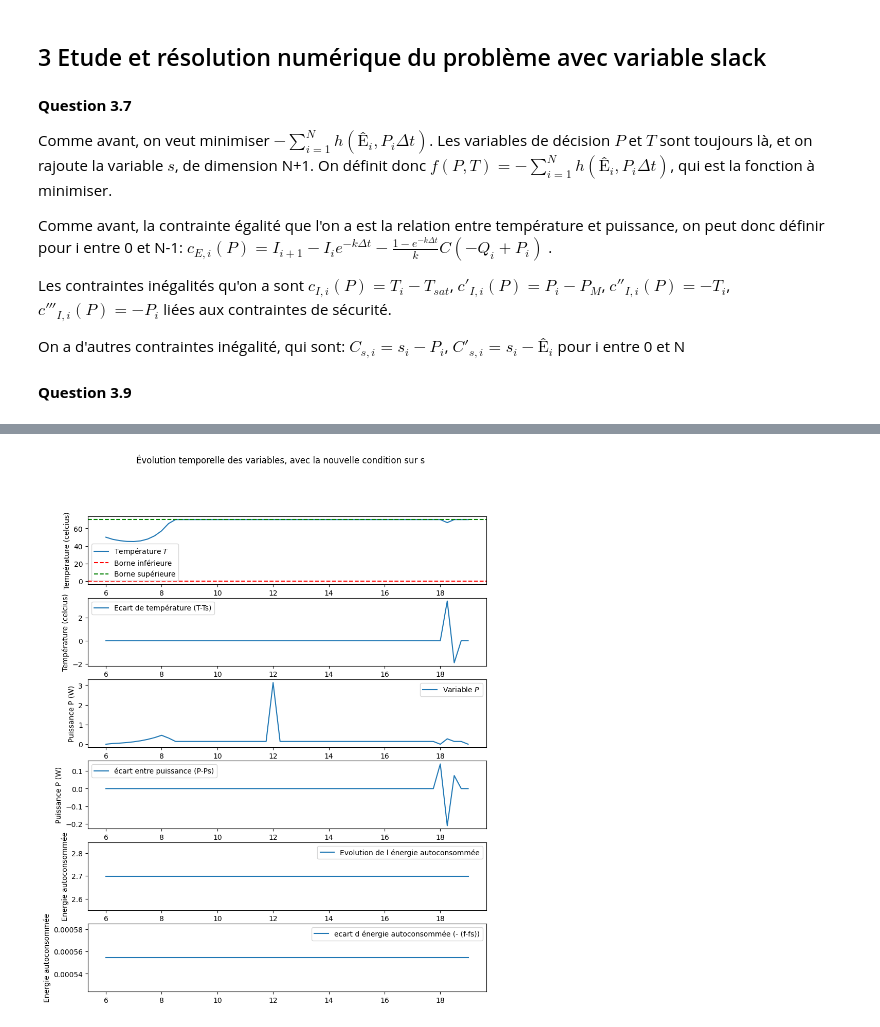
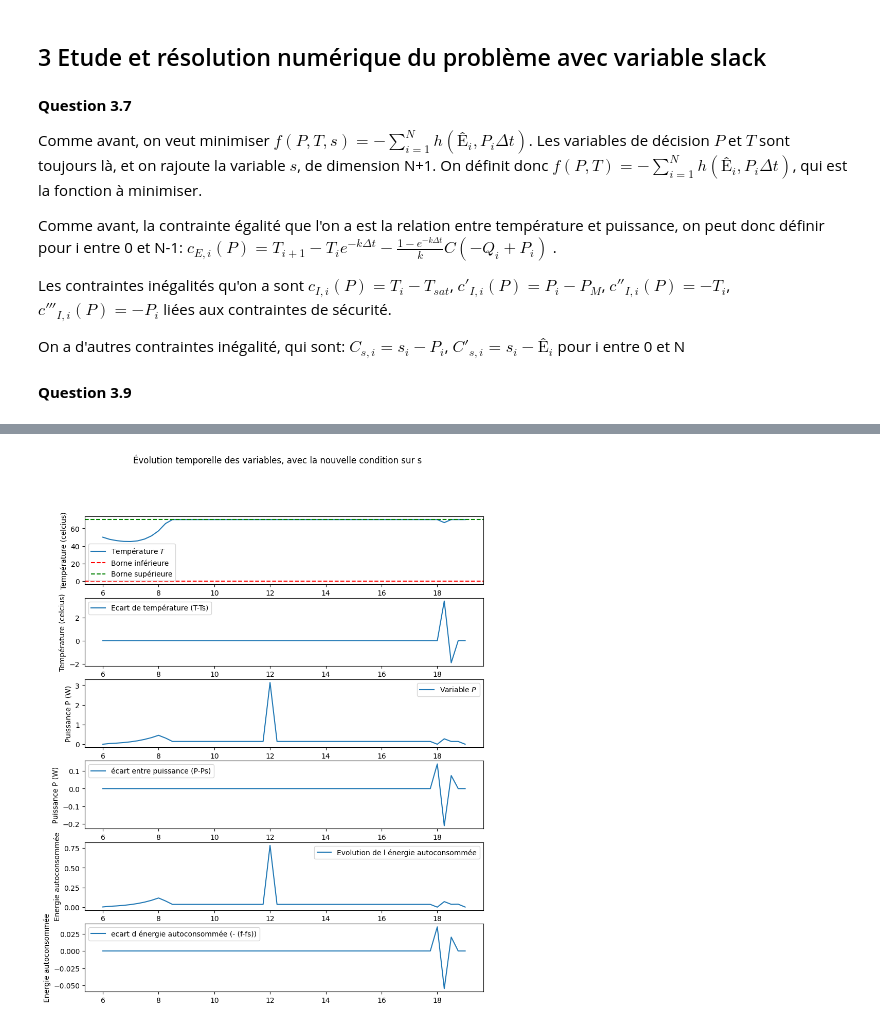
Before and after one commit to ofondeur/opti_projet, a Jupyter notebook: rendu.ipynb, the cells around one changed output, grey strips where cells are left out. Saved outputs shown, nothing was run; the diff lists cells and outputs as text; code cells hidden in the pictures.

```diff
--- a/rendu.ipynb
+++ b/rendu.ipynb
@@ -78,7 +78,6 @@ nb_point=N+1
 Q=np.zeros((N,1))
 Q[24]=3
 Epv=np.array([2*np.exp(-((t-13)**2)/9) for t in np.arange(t0,tf+pas,pas)])
-T=np.zeros((nb_point,1))
 
 def h(Ei, Pi_fois_pas):
     return((Ei*np.exp(-alpha*Ei)+Pi_fois_pas*np.exp(-alpha*Pi_fois_pas))/(np.exp(-alpha*Ei)+np.exp(-alpha*Pi_fois_pas)))
@@ -114,11 +113,11 @@ sol = opti_cons.solve() #je demande à calculer la solution
 
 #récupération des valeurs
 T_values = sol.value(T)
-f_value = sol.value(f)
 P_values = sol.value(P)
 
+f_val_per_time=np.array([h(Epv[i],P_values[i]*pas) for i in range(N+1)])
+
 # Créer un tableau de temps
-#temps = np.arange(t0, tf+pas, pas)
 
 temps = np.arange(t0, tf+pas, pas)
 
@@ -138,7 +137,7 @@ axs[1].set_ylabel('Puissance P (W)')
 axs[1].legend()
 
 # Tracer l'évolution temporelle de f
-axs[2].plot(temps, -f_value * np.ones_like(temps), label='Evolution de l énergie autoconsommée')
+axs[2].plot(temps,  f_val_per_time, label='Evolution de l énergie autoconsommée')
 axs[2].set_ylabel('Energie autoconsommée')
 axs[2].legend()
 
@@ -177,9 +176,9 @@ Total number of inequality constraints...............:      212
 # %% [markdown]
 **Question 3.7**
 
-Comme avant, on veut minimiser $-\sum_{i=1}^{N} h(Ê_i, P_i \Delta t)$. Les variables de décision $P$ et $T$ sont toujours là, et on rajoute la variable $s$, de dimension N+1. On définit donc $f(P,T)=-\sum_{i=1}^{N} h(Ê_i, P_i \Delta t)$, qui est la fonction à minimiser.
+Comme avant, on veut minimiser $f(P,T,s)=-\sum_{i=1}^{N} h(Ê_i, P_i \Delta t)$. Les variables de décision $P$ et $T$ sont toujours là, et on rajoute la variable $s$, de dimension N+1. On définit donc $f(P,T)=-\sum_{i=1}^{N} h(Ê_i, P_i \Delta t)$, qui est la fonction à minimiser.
 
-Comme avant, la contrainte égalité que l'on a est la relation entre température et puissance, on peut donc définir pour i entre 0 et N-1: $c_{E,i}(P)= I_{i+1} - I_i e^{-k \Delta t}- \frac {1-e^{-k \Delta t}}{k} C(-Q_i+P_i)$ .
+Comme avant, la contrainte égalité que l'on a est la relation entre température et puissance, on peut donc définir pour i entre 0 et N-1: $c_{E,i}(P)= T_{i+1} - T_i e^{-k \Delta t}- \frac {1-e^{-k \Delta t}}{k} C(-Q_i+P_i)$ .
 
 Les contraintes inégalités qu'on a sont $c_{I,i}(P) = T_i-T_{sat}$, $c'_{I,i}(P) = P_i-P_{M}$, $c''_{I,i}(P) = -T_{i}$, $c'''_{I,i}(P) = -P_{i}$ liées aux contraintes de sécurité.
 
@@ -188,60 +187,44 @@ $C_{s,i}=s_i-P_i$,   $C'_{s,i}=s_i-Ê_i$ pour i entre 0 et N
 # %% [markdown]
 **Question 3.9**
 # %%
-t0,tf=6,19
-alpha=100
-k=0.2
-Tsat,Tin=70,50
-Tf=Tsat
-C=100
-Pm=3000
-pas=0.25
-N=int((tf-t0)/pas)
-nb_point=N+1
-Q=np.zeros((N,1))
-Q[24]=3
-Epv=np.array([2*np.exp(-((t-13)**2)/9) for t in np.arange(t0,tf+pas,pas)])
-T=np.zeros((nb_point,1))
-
-def h(Ei, Pi_fois_pas):
-    return((Ei*np.exp(-alpha*Ei)+Pi_fois_pas*np.exp(-alpha*Pi_fois_pas))/(np.exp(-alpha*Ei)+np.exp(-alpha*Pi_fois_pas)))
-
-opti_cons = cs.Opti() #définition du problème d'optimisation
-P = opti_cons.variable(nb_point) #variable de décision
-T = opti_cons.variable(nb_point) #variable de décision
-s=opti_cons.variable(nb_point) #variable de décision supplémentaire
-opti_cons.subject_to(T[0] == Tin)
+opti_cons_s = cs.Opti() #définition du problème d'optimisation
+P = opti_cons_s.variable(nb_point) #variable de décision
+T = opti_cons_s.variable(nb_point) #variable de décision
+s=opti_cons_s.variable(nb_point) #variable de décision supplémentaire
+opti_cons_s.subject_to(T[0] == Tin)
 f = 0 #on définit ce qu'on voudra minimiser
 for i in range(1,N+1):
     f += -h(Epv[i],P[i]*pas)
 
-opti_cons.minimize(f) #fonction qui minimise f, en prenant en compte P et T
+opti_cons_s.minimize(f) #fonction qui minimise f, en prenant en compte P et T
 
 #contraintes
 
 for i in range(N): #d'égalité
-    opti_cons.subject_to(T[i+1]==T[i]*np.exp(-k*pas)+((1-np.exp(-k*pas))/k)*C*(-Q[i]+P[i]))
+    opti_cons_s.subject_to(T[i+1]==T[i]*np.exp(-k*pas)+((1-np.exp(-k*pas))/k)*C*(-Q[i]+P[i]))
 
 for i in range (N+1): #d'inégalité
-    opti_cons.subject_to(P[i]-Pm<=0)
-    opti_cons.subject_to(-P[i]<=0)
-    opti_cons.subject_to(T[i]-Tsat<=0)
-    opti_cons.subject_to(-T[i]<=0)
-    opti_cons.subject_to(s[i]-P[i]<=0) #contrainte supplémentaire
-    opti_cons.subject_to(s[i]- Epv[i]<=0) #contrainte supplémentaire
+    opti_cons_s.subject_to(P[i]-Pm<=0)
+    opti_cons_s.subject_to(-P[i]<=0)
+    opti_cons_s.subject_to(T[i]-Tsat<=0)
+    opti_cons_s.subject_to(-T[i]<=0)
+    opti_cons_s.subject_to(s[i]-P[i]<=0) #contrainte supplémentaire
+    opti_cons_s.subject_to(s[i]- Epv[i]<=0) #contrainte supplémentaire
 
-opti_cons.subject_to(T[N] == Tf) #contrainte finale
+opti_cons_s.subject_to(T[N] == Tf) #contrainte finale
 
-opti_cons.set_initial(T,Tin) #conditions initiales
-opti_cons.subject_to(P[N] == 0) #contrainte finale
+opti_cons_s.set_initial(T,Tin) #conditions initiales
+opti_cons_s.subject_to(P[N] == 0) #contrainte finale
 
-opti_cons.solver('ipopt') #méthode de résolution "ipopt"
-sol = opti_cons.solve() #je demande à calculer la solution
+opti_cons_s.solver('ipopt') #méthode de résolution "ipopt"
+sol_s = opti_cons_s.solve() #je demande à calculer la solution
 
 #récupération des valeurs
-Ts_values = sol.value(T)
-fs_value = sol.value(f)
-Ps_values = sol.value(P)
+Ts_values = sol_s.value(T)
+
+Ps_values = sol_s.value(P)
+
+f_val_per_time_s=np.array([h(Epv[i],Ps_values[i]*pas) for i in range(N+1)])
 
 # Créer un tableau de temps
 #temps = np.arange(t0, tf+pas, pas)
@@ -271,11 +254,11 @@ axs[3].plot(temps, P_values-Ps_values, label='écart entre puissance (P-Ps)')
 axs[3].set_ylabel('Puissance P (W)')
 axs[3].legend()
 # Tracer l'évolution temporelle de f
-axs[4].plot(temps, -fs_value * np.ones_like(temps), label='Evolution de l énergie autoconsommée')
+axs[4].plot(temps, f_val_per_time_s, label='Evolution de l énergie autoconsommée')
 axs[4].set_ylabel('Energie autoconsommée')
 axs[4].legend()
 
-axs[5].plot(temps, -(f_value - fs_value) * np.ones_like(temps), label='ecart d énergie autoconsommée (- (f-fs))')
+axs[5].plot(temps,  f_val_per_time - f_val_per_time_s, label='ecart d énergie autoconsommée (- (f-fs))')
 axs[5].set_ylabel('Energie autoconsommée')
 axs[5].legend()
 
@@ -305,2 +288,2 @@ Total number of inequality constraints...............:      318
-[figure, old version]
+[figure, new version]
 # %% [markdown]
```
Also changed, not shown: parts of 10 cells of this notebook.
